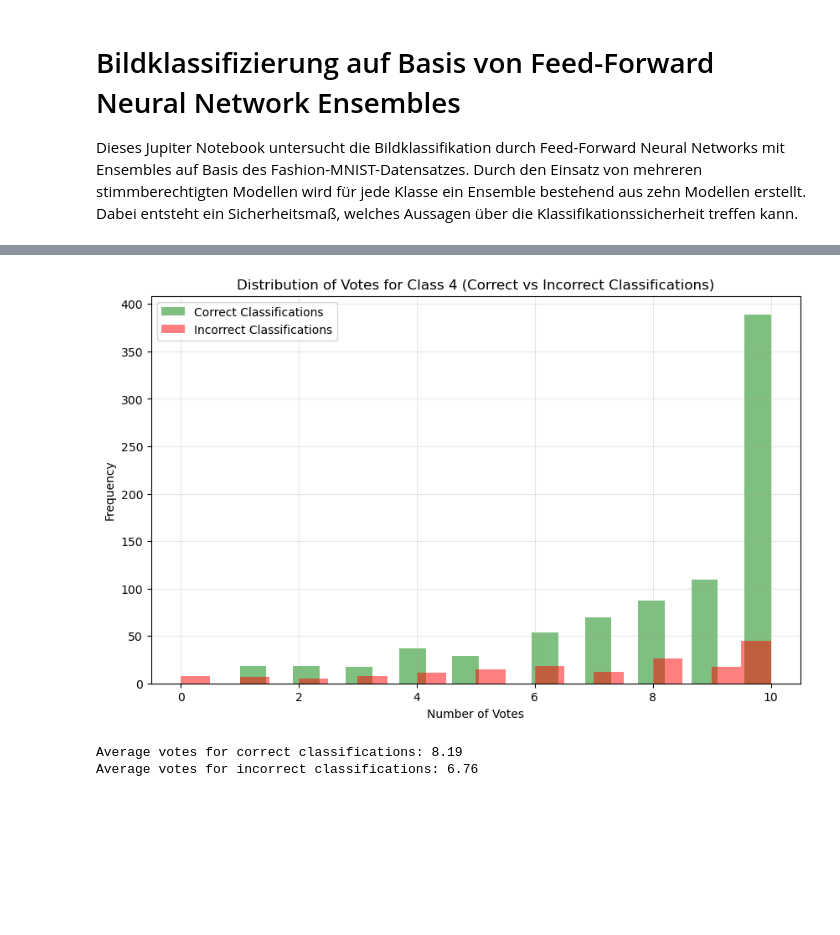
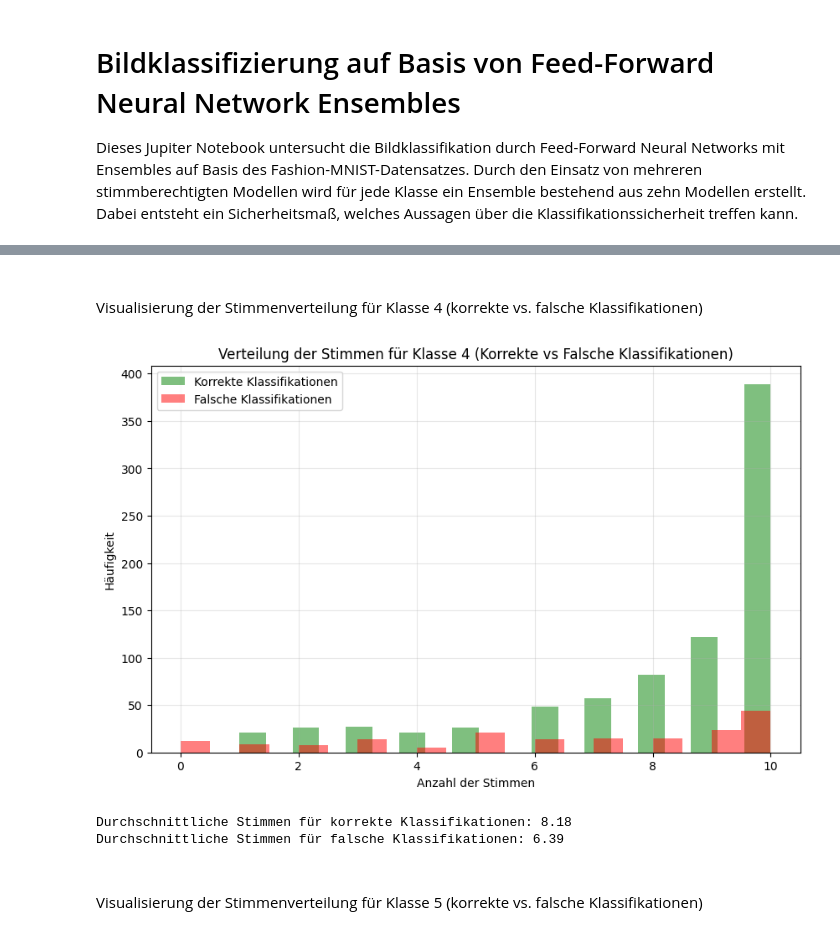
Before and after one commit to ArmannGr/fnn-zalando, a Jupyter notebook: fnn-zalando-final.ipynb, the cells around one changed output, grey strips where cells are left out. Drawn from its saved outputs; the diff is of its cells as text; code cells hidden in the pictures; blank space fills up the shorter version.

```diff
--- a/fnn-zalando-final.ipynb
+++ b/fnn-zalando-final.ipynb
@@ -123,13 +138,9 @@ with open("./data/fashion-mnist_test.csv", 'r') as test_data_file:
 # %%
-# Initialize lists to store performance metrics
 scorecard = []
-test_confidences = []
 
 # Go through all the records in the test data set
 for record in test_data_list:
     all_values = record.split(',')
-    if len(all_values) != 785:  # Skip invalid records
-        continue
 
     # Correct answer is first value
     correct_label = int(all_values[0])
@@ -147,20 +158,13 @@ for record in test_data_list:
         prediction = max(set(ensemble_predictions), key=ensemble_predictions.count)
         # Calculate confidence (number of votes for the prediction / total votes)
         confidence = ensemble_predictions.count(prediction) / len(ensemble_predictions)
-        test_confidences.append(confidence)
-
         # Append 1 to scorecard for correct prediction, 0 for incorrect
         scorecard.append(1 if prediction == correct_label else 0)
     else:
         # Handle the case when no predictions were made
-        test_confidences.append(0.0)  # Record zero confidence
         scorecard.append(0)  # Count as incorrect prediction
 
 # Calculate the performance score
 score = sum(scorecard) / len(scorecard)
 print(f'Performance = {score}')
-
-# Calculate average confidence
-avg_confidence = sum(test_confidences) / len(test_confidences)
-print(f'Average confidence = {avg_confidence:.4f}')
 # %% [output]
@@ -169,13 +175,9 @@ Average confidence = 0.9477
 # %%
-# Initialize lists to store vote counts
 train_vote_counts = []
 test_vote_counts = []
 
-# Analyze training data
 for record in training_data_list:
     all_values = record.split(',')
-    if len(all_values) != 785:  # Ungültige Datensätze überspringen
-        continue
 
     correct_label = int(all_values[0])
     inputs = (numpy.asarray(all_values[1:], dtype=float) / 255.0 * 0.99) + 0.01
@@ -194,11 +196,8 @@ for record in training_data_list:
     else:
         train_vote_counts.append(0)  # Null Stimmen hinzufügen, wenn keine Vorhersagen gemacht wurden
 
-# Analyze test data
 for record in test_data_list:
     all_values = record.split(',')
-    if len(all_values) != 785:  # Ungültige Datensätze überspringen
-        continue
 
     correct_label = int(all_values[0])
     inputs = (numpy.asarray(all_values[1:], dtype=float) / 255.0 * 0.99) + 0.01
@@ -393,40 +395,43 @@ Average votes for incorrect classifications: 4.12
+# %% [markdown]
+#
+Visualisierung der Stimmenverteilung für Klasse 4 (korrekte vs. falsche Klassifikationen)
 # %%
-# Collect votes for class 4
+# Stimmen für Klasse 4 sammeln
 correct_votes_4 = []
 incorrect_votes_4 = []
 
-# Go through all test data
+# Alle Testdaten durchgehen
 for record, votes, score in zip(test_data_list, test_vote_counts, scorecard):
     all_values = record.split(',')
-    if len(all_values) != 785:  # Skip invalid records
-        continue
-
     correct_label = int(all_values[0])
 
-    # Only consider class 4
+    # Nur Klasse 4 berücksichtigen
     if correct_label == 4:
-        if score == 1:  # Correct classification
+        if score == 1:  # Korrekte Klassifikation
             correct_votes_4.append(votes)
-        else:  # Incorrect classification
+        else:  # Falsche Klassifikation
             incorrect_votes_4.append(votes)
 
-# Create plot
+# Diagramm erstellen
 plt.figure(figsize=(10, 6))
-plt.hist(correct_votes_4, bins=20, alpha=0.5, label='Correct Classifications', color='green')
-plt.hist(incorrect_votes_4, bins=20, alpha=0.5, label='Incorrect Classifications', color='red')
+plt.hist(correct_votes_4, bins=20, alpha=0.5, label='Korrekte Klassifikationen', color='green')
+plt.hist(incorrect_votes_4, bins=20, alpha=0.5, label='Falsche Klassifikationen', color='red')
 
-plt.xlabel('Number of Votes')
-plt.ylabel('Frequency')
-plt.title('Distribution of Votes for Class 4 (Correct vs Incorrect Classifications)')
+plt.xlabel('Anzahl der Stimmen')
+plt.ylabel('Häufigkeit')
+plt.title('Verteilung der Stimmen für Klasse 4 (Korrekte vs Falsche Klassifikationen)')
 plt.legend()
 plt.grid(True, alpha=0.3)
 plt.show()
 
-# Print statistics
-print(f'Average votes for correct classifications: {numpy.mean(correct_votes_4):.2f}')
-print(f'Average votes for incorrect classifications: {numpy.mean(incorrect_votes_4):.2f}')
+# Statistiken ausgeben
+print(f'Durchschnittliche Stimmen für korrekte Klassifikationen: {numpy.mean(correct_votes_4):.2f}')
+print(f'Durchschnittliche Stimmen für falsche Klassifikationen: {numpy.mean(incorrect_votes_4):.2f}')
 # %% [output]
-[figure, old version]
+[figure, new version]
-Average votes for correct classifications: 8.19
-Average votes for incorrect classifications: 6.76
+Durchschnittliche Stimmen für korrekte Klassifikationen: 8.18
+Durchschnittliche Stimmen für falsche Klassifikationen: 6.39
+# %% [markdown]
+#
+Visualisierung der Stimmenverteilung für Klasse 5 (korrekte vs. falsche Klassifikationen)
 # %%
```
Also changed, not shown: parts of 41 cells of this notebook.
